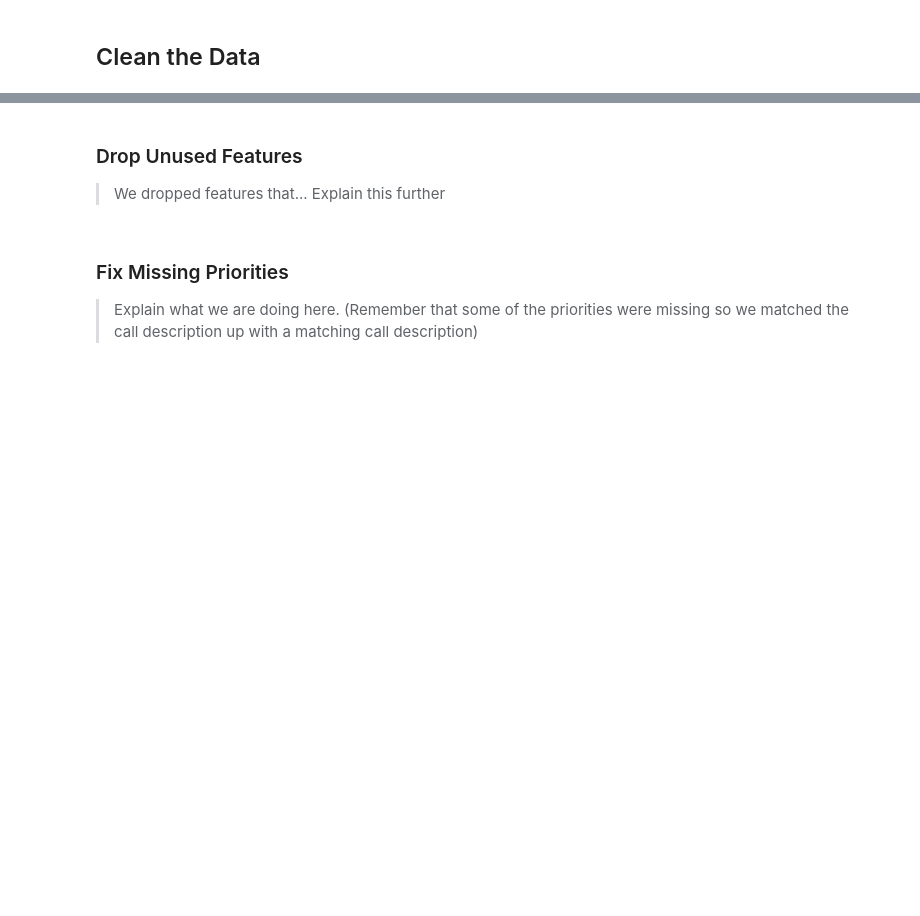
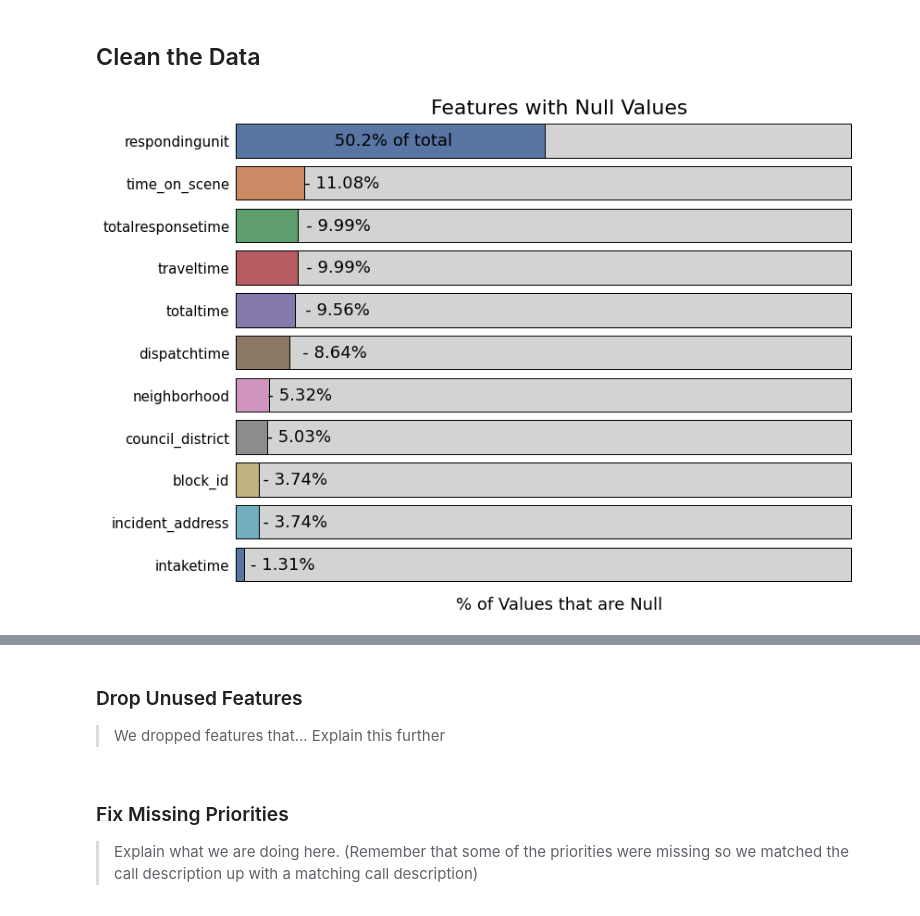
Before and after one commit to jedc4xer/model_assessment, a Jupyter notebook: xgb_improved.ipynb, the cells around one changed output, grey strips where cells are left out. Drawn from its saved outputs; the diff is of its cells as text; code cells hidden in the pictures; blank space fills up the shorter version.

```diff
--- a/xgb_improved.ipynb
+++ b/xgb_improved.ipynb
@@ -46,32 +48,36 @@ plt.rcParams['ytick.labelsize'] = 15
 
 fig = plt.figure(figsize = (12,8))
 plt.title('Features with Null Values', fontsize = 22)
 
 null_ax = sns.barplot(data = null_values[(null_values['null_ratio'] > 0)], x='total', y='feature', color = 'lightgrey', edgecolor = 'black')
 null_ax1 = sns.barplot(data = null_values[(null_values['null_ratio'] > 0)], x='null_ratio', y='feature', palette = 'deep', edgecolor = 'black')
 
 null_ax.set_ylabel("")
 null_ax.set_xlabel('% of Values that are Null', fontsize = 18)
 
 null_ax.tick_params(bottom = False, left = False)
 for c in null_ax.containers:
     labels = []
     for v in c:
         if (h := v.get_width()) == 100:
             lab = ""
         elif (h := v.get_width()) > 14:
             lab = f' {(h/100)*100:0.1f}% of total'
         elif (h := v.get_width()) > 7:
             lab = f'  {" "*25}- {(h/100)*100:0.2f}%'
         elif (h := v.get_width()) > 3:
             lab = f'  {" "*16}- {(h/100)*100:0.2f}%'
         else:
             lab = f'{" "*16}- {(h/100)*100:0.2f}%'
         labels.append(lab)
 
     null_ax.bar_label(c,labels=labels,label_type = 'center',fontsize = 18,color= 'black')#, weight = 'bold')
 
 null_ax.set(xticklabels = [])
 sns.despine(bottom = True, left = True)
+fig.tight_layout()
+plt.savefig('graphs/null_values.png')
+# %% [output]
+[figure, added]
 # %%
 detroit_df.head(5).T
```
Also changed, not shown: parts of 12 cells of this notebook.
